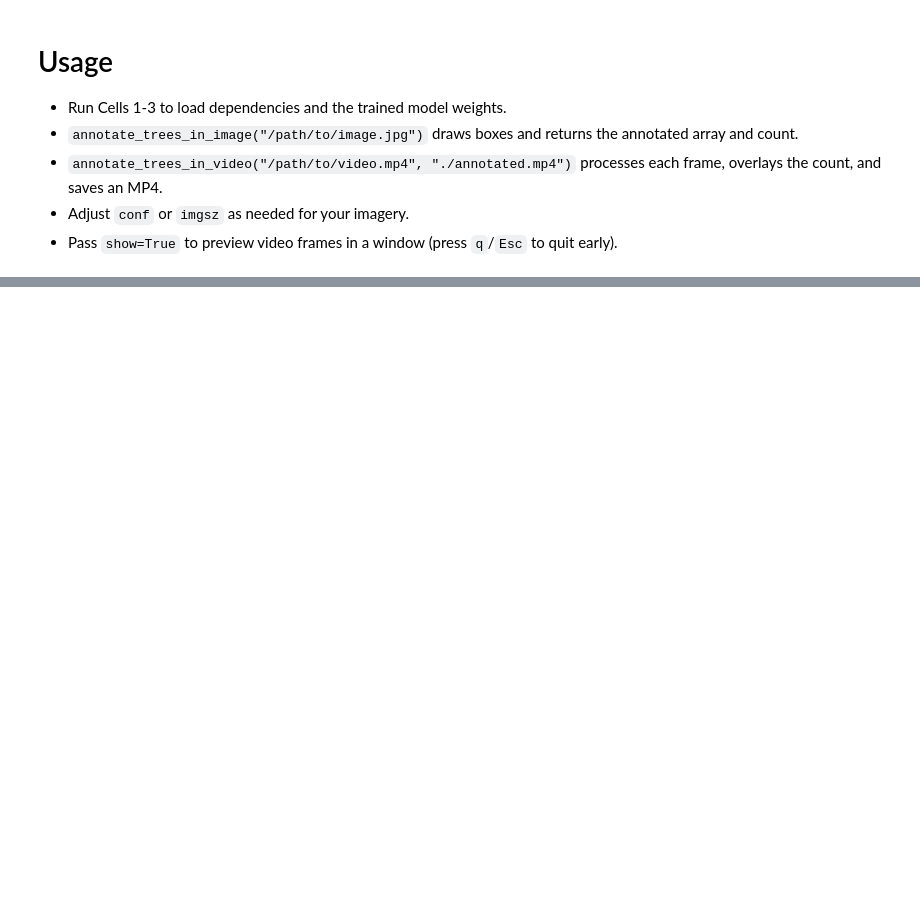
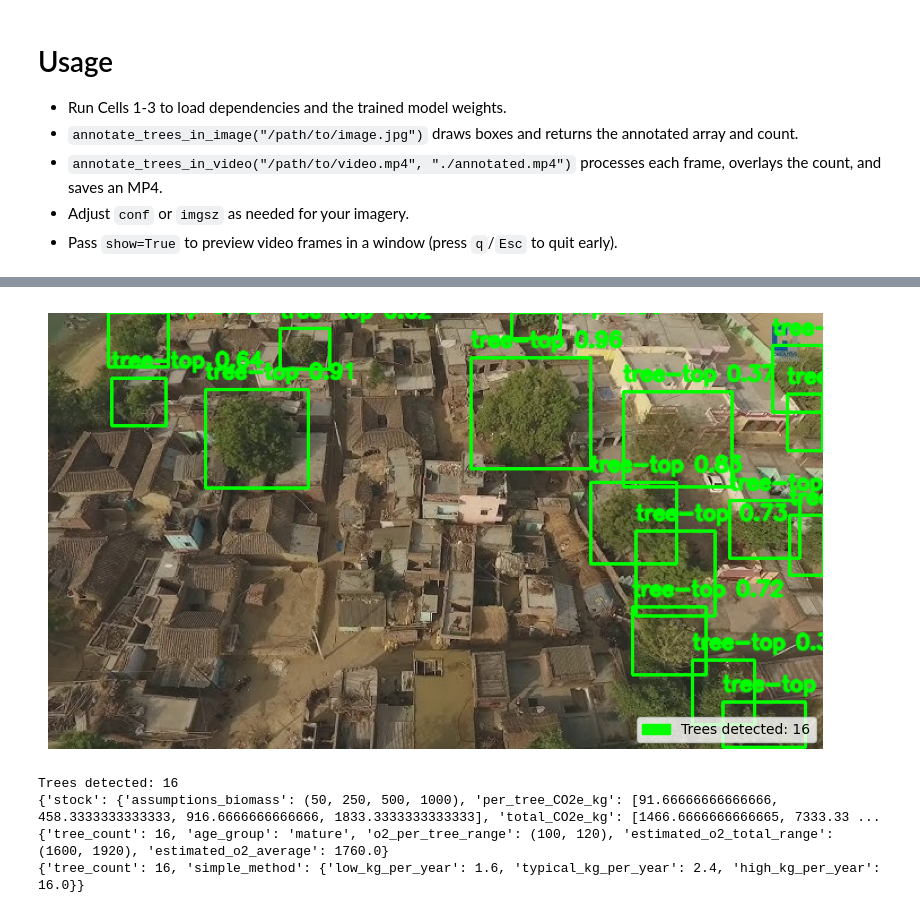
Before and after one commit to flyingvaibhav/Shortest-Path-detector, a Jupyter notebook: LiveTreeSnese.ipynb, the cells around one changed output, grey strips where cells are left out. Cells and saved outputs as stored; diff of their text form; code cells hidden in the pictures; blank space fills up the shorter version.

```diff
--- a/LiveTreeSnese.ipynb
+++ b/LiveTreeSnese.ipynb
@@ -199,0 +351,16 @@ Annotated unique video saved to: D:\TreeSense\test\annotatedTestVideo.mp4
+# %%
+# Example: annotate a single image
+annotated_image, tree_total = annotate_trees_in_image("./test/hq720.jpg", conf=0.25, imgsz=640, save_path="./annotatedJungleShot.jpg")
+print(f"Trees detected: {tree_total}")
+carbon_report = estimate_carbon_sequestration(tree_total)
+print(carbon_report)
+oxygen_report = estimate_oxygen_output(tree_total, age_group="mature")
+print(oxygen_report)
+pm_est = estimate_pm_capture(tree_total)
+print(pm_est)
+# %% [output]
+[figure, added]
+Trees detected: 16
+{'stock': {'assumptions_biomass': (50, 250, 500, 1000), 'per_tree_CO2e_kg': [91.66666666666666, 458.3333333333333, 916.6666666666666, 1833.3333333333333], 'total_CO2e_kg': [1466.6666666666665, 7333.33 ...
+{'tree_count': 16, 'age_group': 'mature', 'o2_per_tree_range': (100, 120), 'estimated_o2_total_range': (1600, 1920), 'estimated_o2_average': 1760.0}
+{'tree_count': 16, 'simple_method': {'low_kg_per_year': 1.6, 'typical_kg_per_year': 2.4, 'high_kg_per_year': 16.0}}
```
Also changed, not shown: parts of 5 cells of this notebook, 2 other files.
